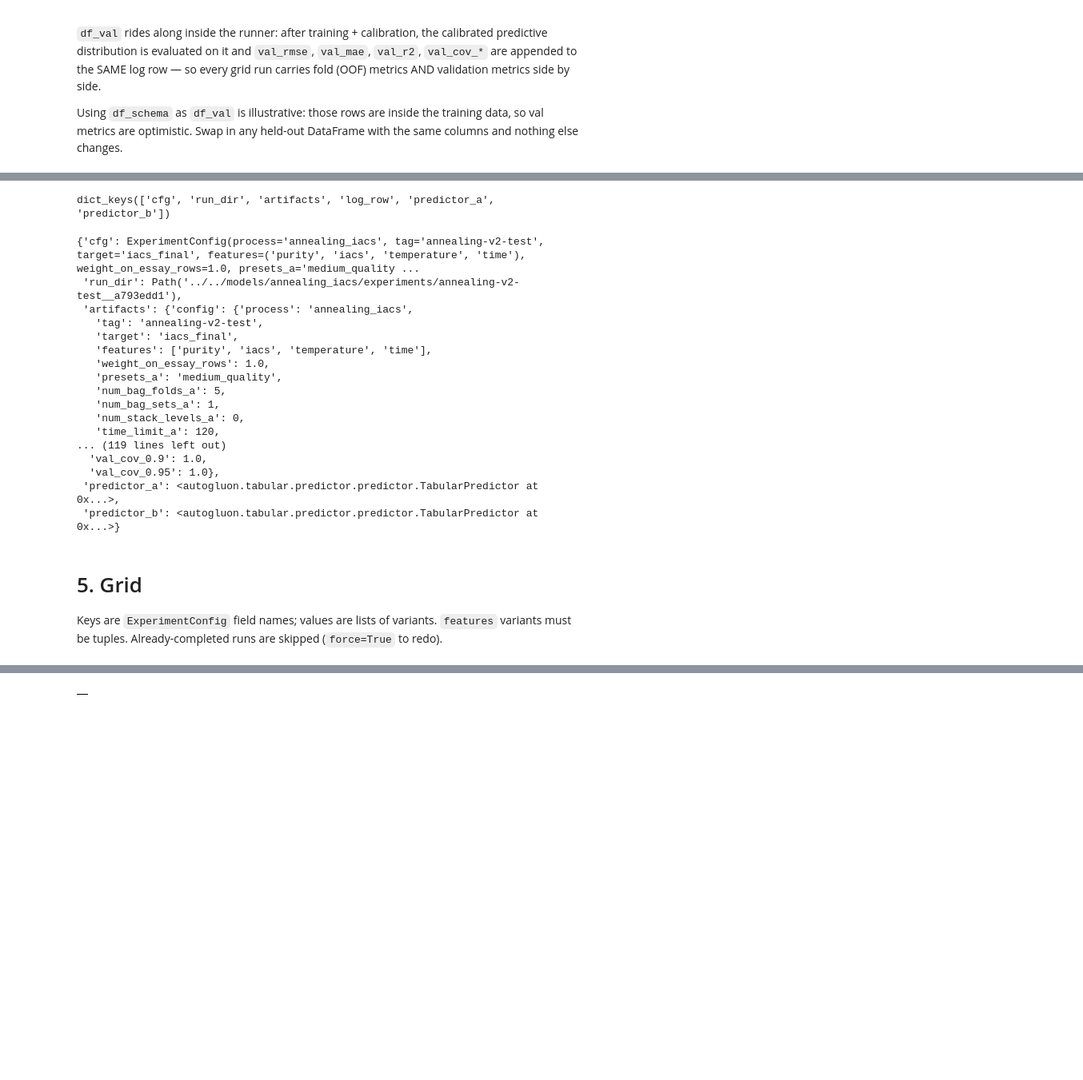
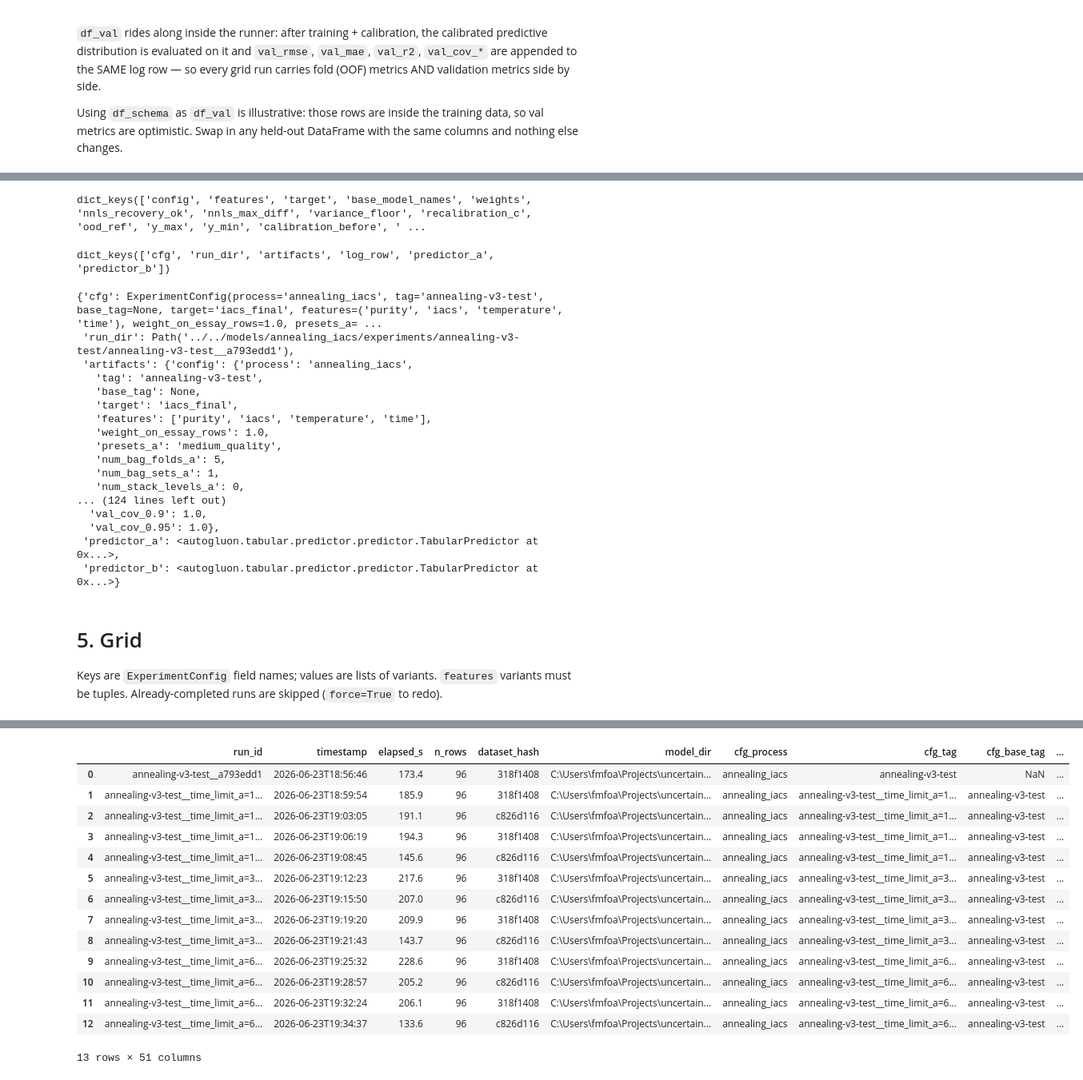
Before and after one commit to FelipeMFO-RM/uncertainty-aware-predictors, a Jupyter notebook: notebooks/experiments/run_experiments_iacs.ipynb, the cells around one changed output, grey strips where cells are left out. Shown at 80% size. Cells and saved outputs as stored; diff of their text form; code cells hidden in the pictures; blank space fills up the shorter version.

Commit message:
Validate run experiments iacs notebook

```diff
--- a/notebooks/experiments/run_experiments_iacs.ipynb
+++ b/notebooks/experiments/run_experiments_iacs.ipynb
@@ -62,4 +62,22 @@ evla = Evaluation()
 runr = ExperimentRunner(modl, evla, models_root=varv.PATHS.models)
 # %% [markdown]
 # 2. Data (same preparation as annealing_iacs.ipynb, run once)
+# %%
+SCHEMA_DATE = "080626"
+FILE_NAME = "dataset_annealing_iacs.csv"
+FILE_NAME_SCHEMA_DATA = f"schema_annealing_essays_{SCHEMA_DATE}.csv"
+FILE_NAME_VALIDATION_DATA = "Experimental Results Annealing V2 - CompiledResults.csv"
+
+TARGET = "iacs_final"
+ALL_FEATURES = ["purity", "iacs", "temperature", "time"]
+
+TAG = "annealing-v3-test"
+GRID = {
+    "time_limit_a": [120, 300, 600],
+    "weight_on_essay_rows": [1.0, 2.0],
+    "features": [
+        ("purity", "iacs", "temperature", "time"),
+        ("iacs", "temperature", "time"),
+    ],
+}
 # %%
@@ -159,7 +161,7 @@ df
 # %%
 base = ExperimentConfig(
     process="annealing_iacs",
-    tag="annealing-v2-test",
+    tag=TAG,
     target=TARGET,
     features=tuple(ALL_FEATURES),
     #     presets_a = "medium_quality"
@@ -246,3 +254,7 @@ DataFrame with the same columns and nothing else changes.
+# %%
+result["artifacts"].keys()
+# %% [output]
+dict_keys(['config', 'features', 'target', 'base_model_names', 'weights', 'nnls_recovery_ok', 'nnls_max_diff', 'variance_floor', 'recalibration_c', 'ood_ref', 'y_max', 'y_min', 'calibration_before', ' ...
 # %%
 result.keys()
 # %% [output]
@@ -250,10 +262,11 @@ dict_keys(['cfg', 'run_dir', 'artifacts', 'log_row', 'predictor_a', 'predictor_b
 # %%
 result
 # %% [output]
-{'cfg': ExperimentConfig(process='annealing_iacs', tag='annealing-v2-test', target='iacs_final', features=('purity', 'iacs', 'temperature', 'time'), weight_on_essay_rows=1.0, presets_a='medium_quality ...
- 'run_dir': Path('../../models/annealing_iacs/experiments/annealing-v2-test__a793edd1'),
+{'cfg': ExperimentConfig(process='annealing_iacs', tag='annealing-v3-test', base_tag=None, target='iacs_final', features=('purity', 'iacs', 'temperature', 'time'), weight_on_essay_rows=1.0, presets_a= ...
+ 'run_dir': Path('../../models/annealing_iacs/experiments/annealing-v3-test/annealing-v3-test__a793edd1'),
  'artifacts': {'config': {'process': 'annealing_iacs',
-   'tag': 'annealing-v2-test',
+   'tag': 'annealing-v3-test',
+   'base_tag': None,
    'target': 'iacs_final',
    'features': ['purity', 'iacs', 'temperature', 'time'],
    'weight_on_essay_rows': 1.0,
@@ -261,8 +274,7 @@ result
    'num_bag_folds_a': 5,
    'num_bag_sets_a': 1,
    'num_stack_levels_a': 0,
-   'time_limit_a': 120,
-... (119 lines left out)
+... (124 lines left out)
   'val_cov_0.9': 1.0,
   'val_cov_0.95': 1.0},
  'predictor_a': <autogluon.tabular.predictor.predictor.TabularPredictor at 0x...>,
@@ -274,14 +286,6 @@ Keys are `ExperimentConfig` field names; values are lists of variants.
 `features` variants must be tuples. Already-completed runs are skipped
 (`force=True` to redo).
 # %%
-grid = {
-    "time_limit_a": [60, 120, 300],
-    "weight_on_essay_rows": [1.0, 3.0],
-    "features": [
-        ("purity", "iacs", "temperature", "time"),
-        ("iacs", "temperature", "time"),
-    ],
-}
-log = runr.run_grid(df, base, grid, df_val=df_val)   # 3 x 2 x 2 = 12 runs
+log = runr.run_grid(df, base, GRID, df_val=df_val)   # 3 x 2 x 2 = 12 runs
 log
 # %% [output]
@@ -301,4 +309,18 @@ log
-|  |
+|  | run_id | timestamp | elapsed_s | n_rows | dataset_hash | model_dir | cfg_process | cfg_tag | cfg_base_tag | ... |
+| 0 | annealing-v3-test__a793edd1 | 2026-06-23T18:56:46 | 173.4 | 96 | 318f1408 | C:\Users\fmfoa\Projects\uncertain... | annealing_iacs | annealing-v3-test | NaN | ... |
+| 1 | annealing-v3-test__time_limit_a=1... | 2026-06-23T18:59:54 | 185.9 | 96 | 318f1408 | C:\Users\fmfoa\Projects\uncertain... | annealing_iacs | annealing-v3-test__time_limit_a=1... | annealing-v3-test | ... |
+| 2 | annealing-v3-test__time_limit_a=1... | 2026-06-23T19:03:05 | 191.1 | 96 | c826d116 | C:\Users\fmfoa\Projects\uncertain... | annealing_iacs | annealing-v3-test__time_limit_a=1... | annealing-v3-test | ... |
+| 3 | annealing-v3-test__time_limit_a=1... | 2026-06-23T19:06:19 | 194.3 | 96 | 318f1408 | C:\Users\fmfoa\Projects\uncertain... | annealing_iacs | annealing-v3-test__time_limit_a=1... | annealing-v3-test | ... |
+| 4 | annealing-v3-test__time_limit_a=1... | 2026-06-23T19:08:45 | 145.6 | 96 | c826d116 | C:\Users\fmfoa\Projects\uncertain... | annealing_iacs | annealing-v3-test__time_limit_a=1... | annealing-v3-test | ... |
+| 5 | annealing-v3-test__time_limit_a=3... | 2026-06-23T19:12:23 | 217.6 | 96 | 318f1408 | C:\Users\fmfoa\Projects\uncertain... | annealing_iacs | annealing-v3-test__time_limit_a=3... | annealing-v3-test | ... |
+| 6 | annealing-v3-test__time_limit_a=3... | 2026-06-23T19:15:50 | 207.0 | 96 | c826d116 | C:\Users\fmfoa\Projects\uncertain... | annealing_iacs | annealing-v3-test__time_limit_a=3... | annealing-v3-test | ... |
+| 7 | annealing-v3-test__time_limit_a=3... | 2026-06-23T19:19:20 | 209.9 | 96 | 318f1408 | C:\Users\fmfoa\Projects\uncertain... | annealing_iacs | annealing-v3-test__time_limit_a=3... | annealing-v3-test | ... |
+| 8 | annealing-v3-test__time_limit_a=3... | 2026-06-23T19:21:43 | 143.7 | 96 | c826d116 | C:\Users\fmfoa\Projects\uncertain... | annealing_iacs | annealing-v3-test__time_limit_a=3... | annealing-v3-test | ... |
+| 9 | annealing-v3-test__time_limit_a=6... | 2026-06-23T19:25:32 | 228.6 | 96 | 318f1408 | C:\Users\fmfoa\Projects\uncertain... | annealing_iacs | annealing-v3-test__time_limit_a=6... | annealing-v3-test | ... |
+| 10 | annealing-v3-test__time_limit_a=6... | 2026-06-23T19:28:57 | 205.2 | 96 | c826d116 | C:\Users\fmfoa\Projects\uncertain... | annealing_iacs | annealing-v3-test__time_limit_a=6... | annealing-v3-test | ... |
+| 11 | annealing-v3-test__time_limit_a=6... | 2026-06-23T19:32:24 | 206.1 | 96 | 318f1408 | C:\Users\fmfoa\Projects\uncertain... | annealing_iacs | annealing-v3-test__time_limit_a=6... | annealing-v3-test | ... |
+| 12 | annealing-v3-test__time_limit_a=6... | 2026-06-23T19:34:37 | 133.6 | 96 | c826d116 | C:\Users\fmfoa\Projects\uncertain... | annealing_iacs | annealing-v3-test__time_limit_a=6... | annealing-v3-test | ... |
+13 rows × 51 columns
 # %%
 # import pickle
 # from pathlib import Path
```
Also changed, not shown: parts of 11 cells of this notebook, 1 other file.
